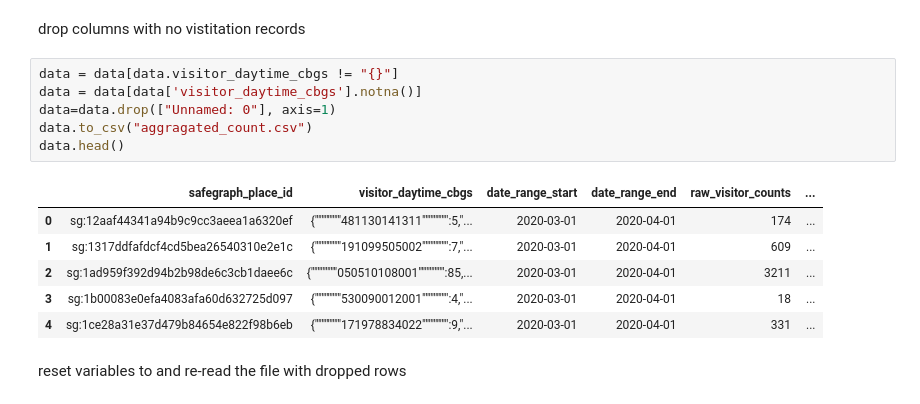
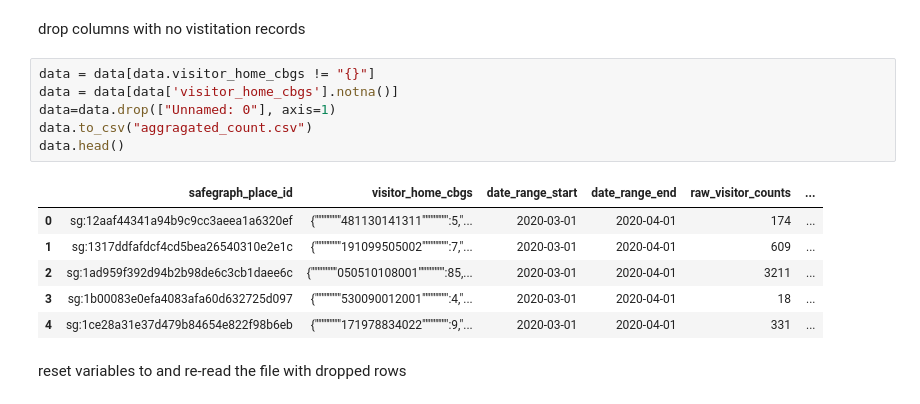
Before and after one commit to cja5553/national_park_visitation_analysis_w_mobile_phone_data, a Jupyter notebook: src/features/filtering_POIs/step_4_structuring_visitation_records/structuring_park_visitation_records.ipynb, the cells around one changed output. Saved outputs shown, nothing was run; the diff lists cells and outputs as text.

```diff
--- a/src/features/filtering_POIs/step_4_structuring_visitation_records/structuring_park_visitation_records.ipynb
+++ b/src/features/filtering_POIs/step_4_structuring_visitation_records/structuring_park_visitation_records.ipynb
@@ -28,13 +28,13 @@ Mounted at /content/drive/
 # %% [markdown]
 drop columns with no vistitation records
 # %%
-data = data[data.visitor_daytime_cbgs != "{}"]
-data = data[data['visitor_daytime_cbgs'].notna()]
+data = data[data.visitor_home_cbgs != "{}"]
+data = data[data['visitor_home_cbgs'].notna()]
 data=data.drop(["Unnamed: 0"], axis=1)
 data.to_csv("aggragated_count.csv")
 data.head()
 # %% [output]
-|  | safegraph_place_id | visitor_daytime_cbgs | date_range_start | date_range_end | raw_visitor_counts | ... |
+|  | safegraph_place_id | visitor_home_cbgs | date_range_start | date_range_end | raw_visitor_counts | ... |
 | 0 | sg:12aaf44341a94b9c9cc3aeea1a6320ef | {""""""""481130141311"""""""":5,"... | 2020-03-01 | 2020-04-01 | 174 | ... |
 | 1 | sg:1317ddfafdcf4cd5bea26540310e2e1c | {""""""""191099505002"""""""":7,"... | 2020-03-01 | 2020-04-01 | 609 | ... |
 | 2 | sg:1ad959f392d94b2b98de6c3cb1daee6c | {""""""""050510108001"""""""":85,... | 2020-03-01 | 2020-04-01 | 3211 | ... |
```
Also changed, not shown: parts of 5 cells of this notebook.
